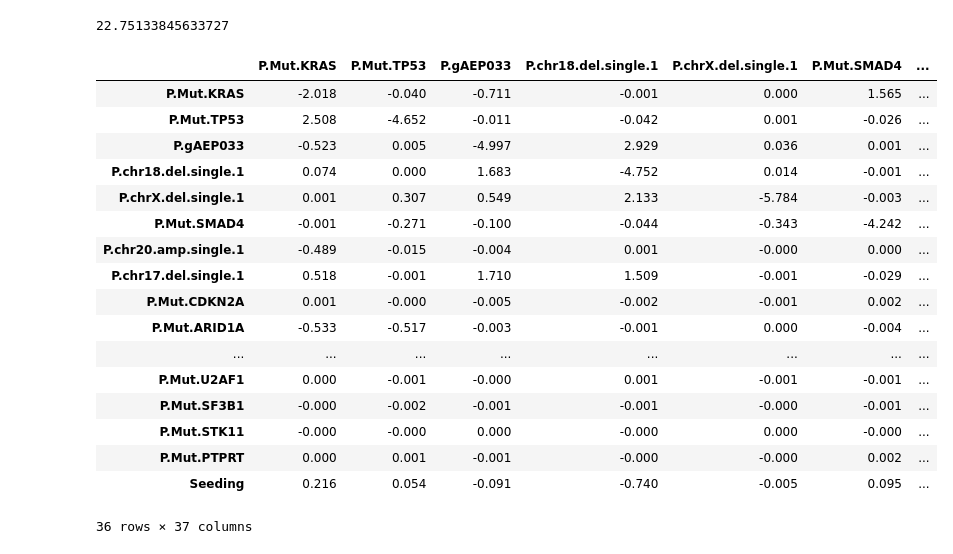
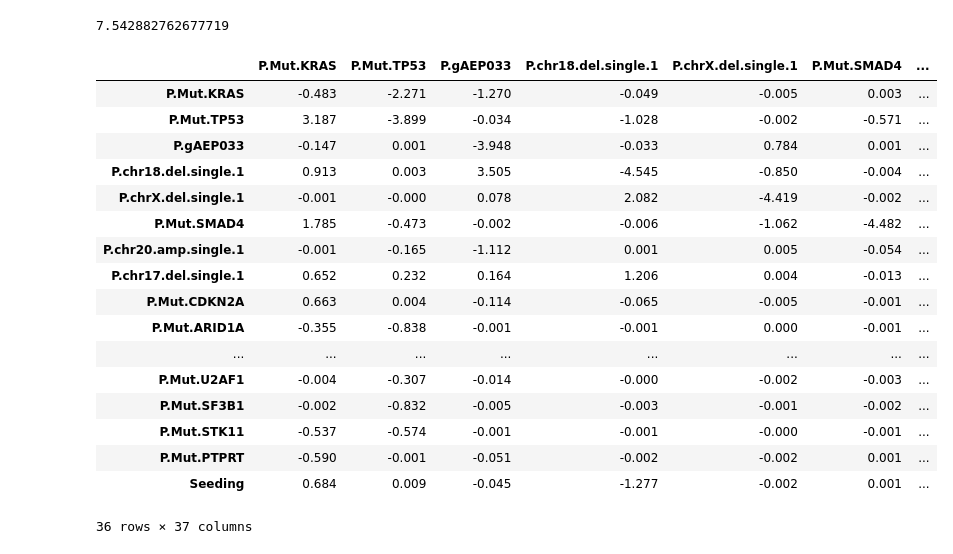
Before and after one commit to cbg-ethz/metMHN, a Jupyter notebook: src/data_analysis.ipynb, the cells around one changed output. Saved outputs shown, nothing was run; the diff lists cells and outputs as text; code cells hidden in the pictures.

```diff
--- a/src/data_analysis.ipynb
+++ b/src/data_analysis.ipynb
@@ -160,0 +50,12 @@ print(dat_coupled.sum(axis=1))
+# %%
+start = 'P.Mut.KRAS'
+stop = 'M.Mut.PTPRT'
+mult = dat.set_index(["paired", "metaStatus"])
+cleaned = mult.loc[zip(*[[0,0,0,1],["present", "absent", "isMetastasis", "isPaired"]]), start:stop]
+cleaned = cleaned.sort_index()
+cleaned.loc[(0, ["present", "isMetastasis"]), "Seeding"] = 1
+cleaned.loc[(0, "absent"), "Seeding"] = 0
+cleaned.loc[(1, "isPaired"), "Seeding"] = 1
+events = cleaned.columns.to_list()[::2]
+dat_prim_nomet, dat_met_only, dat_prim_met, dat_coupled = utils.split_data(cleaned)
+print(dat_prim_nomet.shape[0], dat_prim_met.shape[0], dat_coupled.shape[0], dat_met_only.shape[0])
@@ -161,9 +64,7 @@ print(dat_coupled.sum(axis=1))
 # %%
-n = (dat.shape[1] -1)//2
+n = (cleaned.shape[1]-1)//2
 n += 1
-lam1_start = np.log(30/391)
-lam2_start = np.log(30/391) # observed mean time to second diagnosis is 391 days
-indep = utils.indep(dat)
-indep = indep.at[np.diag_indices(n)].add(lam2_start) # Assumption diagnosis and progression rates are on the same scale
+lam1_start = np.log(3/87)
+lam2_start = np.log(30/87) # observed mean time to second diagnosis is 87/162 days
+indep = utils.indep(jnp.vstack((dat_met_only, dat_prim_met, dat_prim_nomet)), dat_coupled)
 start_params = np.append(indep, [lam1_start, lam2_start])
-print(start_params)
@@ -173,2 +70,0 @@ print(start_params)
-# %%
-dat_coupled = dat_coupled.at[dat_coupled.sum(axis=1) > 1, ].get()
@@ -185,8 +112,9 @@ array([-0.15686603, -0.15878594,  0.09716283, ...,  0.38691363,
 # %%
-penal = 0.012
+penal1 = 0.008
+penal2 = 0.003
 m_p_corr = 0.8
-x = opt.minimize(reg_opt.log_lik, x0 = start_params, args = (dat_prim_nomet, dat_prim_met, dat_coupled, dat_met_only, penal, m_p_corr),
-                method = "L-BFGS-B", jac = reg_opt.grad, options={"maxiter":10000, "disp":True, "ftol":1e-05})
+x = opt.minimize(reg_opt.value_grad, x0 = start_params, args = (dat_prim_nomet, dat_coupled, dat_prim_met, dat_met_only, n-1, penal1, penal2,  m_p_corr),
+                method = "L-BFGS-B", jac = True, options={"maxiter":10000, "disp":True, "ftol":1e-05})
 # %% [output]
 RUNNING THE L-BFGS-B CODE
 
@@ -219,29 +147,29 @@ CONVERGENCE: REL_REDUCTION_OF_F_<=_FACTR*EPSMCH
 # %%
 print(1/jnp.exp(x.x[-2]))
 df2 = pd.DataFrame(x.x[:-2].reshape((n, n)), columns=events, index=events)
 df = df2.copy()
 df2["Sampling"] = np.append(np.array(x.x[-2:]), np.zeros(n-2))
-df2.to_csv("../results/paad_panet_" + "muts_30_5_08_008" + ".csv")
+df2.to_csv("../results/luad/luad_" + "mixed_06_0035" + ".csv")
 df2.round(3)
 # %% [output]
-22.75133845633727
+7.542882762677719
 |  | P.Mut.KRAS | P.Mut.TP53 | P.gAEP033 | P.chr18.del.single.1 | P.chrX.del.single.1 | P.Mut.SMAD4 | ... |
-| P.Mut.KRAS | -2.018 | -0.040 | -0.711 | -0.001 | 0.000 | 1.565 | ... |
-| P.Mut.TP53 | 2.508 | -4.652 | -0.011 | -0.042 | 0.001 | -0.026 | ... |
-| P.gAEP033 | -0.523 | 0.005 | -4.997 | 2.929 | 0.036 | 0.001 | ... |
-| P.chr18.del.single.1 | 0.074 | 0.000 | 1.683 | -4.752 | 0.014 | -0.001 | ... |
-| P.chrX.del.single.1 | 0.001 | 0.307 | 0.549 | 2.133 | -5.784 | -0.003 | ... |
-| P.Mut.SMAD4 | -0.001 | -0.271 | -0.100 | -0.044 | -0.343 | -4.242 | ... |
-| P.chr20.amp.single.1 | -0.489 | -0.015 | -0.004 | 0.001 | -0.000 | 0.000 | ... |
-| P.chr17.del.single.1 | 0.518 | -0.001 | 1.710 | 1.509 | -0.001 | -0.029 | ... |
-| P.Mut.CDKN2A | 0.001 | -0.000 | -0.005 | -0.002 | -0.001 | 0.002 | ... |
-| P.Mut.ARID1A | -0.533 | -0.517 | -0.003 | -0.001 | 0.000 | -0.004 | ... |
+| P.Mut.KRAS | -0.483 | -2.271 | -1.270 | -0.049 | -0.005 | 0.003 | ... |
+| P.Mut.TP53 | 3.187 | -3.899 | -0.034 | -1.028 | -0.002 | -0.571 | ... |
+| P.gAEP033 | -0.147 | 0.001 | -3.948 | -0.033 | 0.784 | 0.001 | ... |
+| P.chr18.del.single.1 | 0.913 | 0.003 | 3.505 | -4.545 | -0.850 | -0.004 | ... |
+| P.chrX.del.single.1 | -0.001 | -0.000 | 0.078 | 2.082 | -4.419 | -0.002 | ... |
+| P.Mut.SMAD4 | 1.785 | -0.473 | -0.002 | -0.006 | -1.062 | -4.482 | ... |
+| P.chr20.amp.single.1 | -0.001 | -0.165 | -1.112 | 0.001 | 0.005 | -0.054 | ... |
+| P.chr17.del.single.1 | 0.652 | 0.232 | 0.164 | 1.206 | 0.004 | -0.013 | ... |
+| P.Mut.CDKN2A | 0.663 | 0.004 | -0.114 | -0.065 | -0.005 | -0.001 | ... |
+| P.Mut.ARID1A | -0.355 | -0.838 | -0.001 | -0.001 | 0.000 | -0.001 | ... |
 | ... | ... | ... | ... | ... | ... | ... | ... |
-| P.Mut.U2AF1 | 0.000 | -0.001 | -0.000 | 0.001 | -0.001 | -0.001 | ... |
-| P.Mut.SF3B1 | -0.000 | -0.002 | -0.001 | -0.001 | -0.000 | -0.001 | ... |
-| P.Mut.STK11 | -0.000 | -0.000 | 0.000 | -0.000 | 0.000 | -0.000 | ... |
-| P.Mut.PTPRT | 0.000 | 0.001 | -0.001 | -0.000 | -0.000 | 0.002 | ... |
-| Seeding | 0.216 | 0.054 | -0.091 | -0.740 | -0.005 | 0.095 | ... |
+| P.Mut.U2AF1 | -0.004 | -0.307 | -0.014 | -0.000 | -0.002 | -0.003 | ... |
+| P.Mut.SF3B1 | -0.002 | -0.832 | -0.005 | -0.003 | -0.001 | -0.002 | ... |
+| P.Mut.STK11 | -0.537 | -0.574 | -0.001 | -0.001 | -0.000 | -0.001 | ... |
+| P.Mut.PTPRT | -0.590 | -0.001 | -0.051 | -0.002 | -0.002 | 0.001 | ... |
+| Seeding | 0.684 | 0.009 | -0.045 | -1.277 | -0.002 | 0.001 | ... |
 36 rows × 37 columns
 # %%
 df[(df.round(2) == 0) | (df.round(2) == -0)] = np.nan
```
Also changed, not shown: parts of 20 cells of this notebook, 5 other files.
